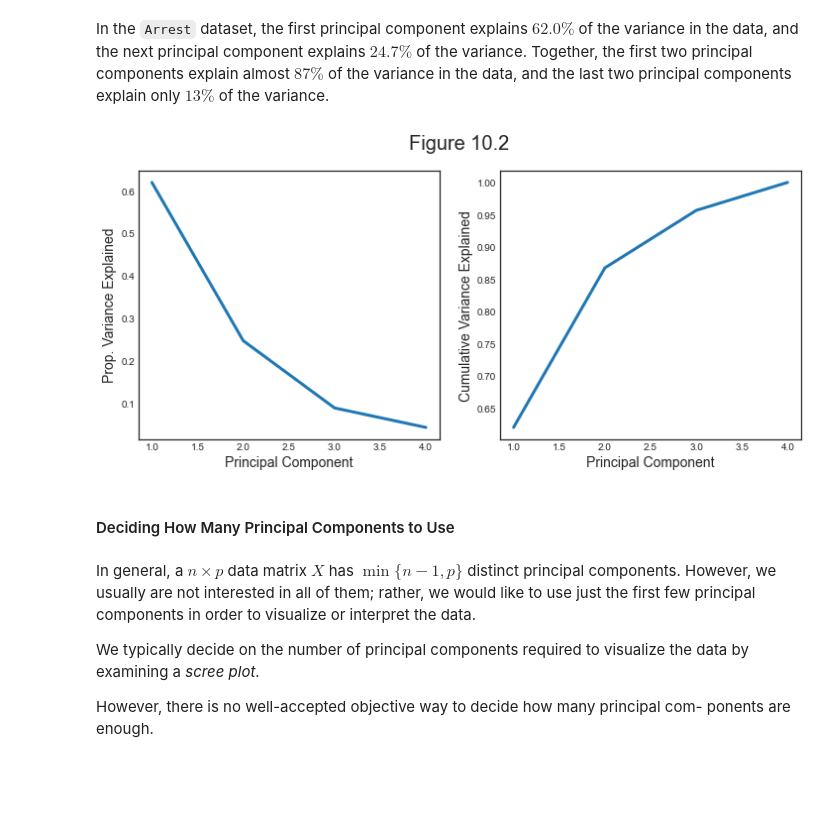
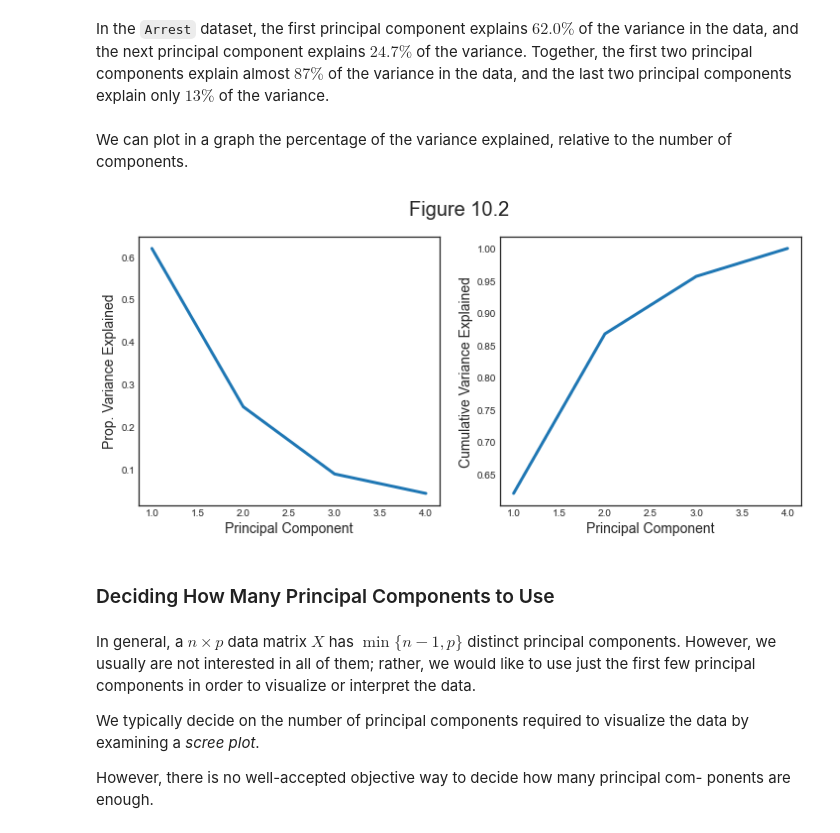
Before and after one commit to matteocourthoud/Machine-Learning-for-Economic-Analysis, a Jupyter notebook: notebooks/10-unsupervised.ipynb, the cells around one changed output. Drawn from its saved outputs; the diff is of its cells as text; code cells hidden in the pictures; blank space fills up the shorter version.

```diff
--- a/notebooks/10-unsupervised.ipynb
+++ b/notebooks/10-unsupervised.ipynb
@@ -309,23 +341,31 @@ pca4.explained_variance_ratio_
 array([0.62006039, 0.24744129, 0.0891408 , 0.04335752])
 # %% [markdown]
 In the `Arrest` dataset, the first principal component explains $62.0\%$ of the variance in the data, and the next principal component explains $24.7\%$ of the variance. Together, the first two principal components explain almost $87\%$ of the variance in the data, and the last two principal components explain only $13\%$ of the variance.
+# %% [markdown]
+We can plot in a graph the percentage of the variance explained, relative to the number of components.
 # %%
-fig, (ax1, ax2) = plt.subplots(1,2, figsize=(12,5))
-fig.suptitle('Figure 10.2');
+# Figure 10.2
+def make_figure_10_2():
 
-# Relative
-ax1.plot([1,2,3,4], pca4.explained_variance_ratio_)
-ax1.set_ylabel('Prop. Variance Explained')
-ax1.set_xlabel('Principal Component');
+    # Init
+    fig, (ax1, ax2) = plt.subplots(1,2, figsize=(12,5))
+    fig.suptitle('Figure 10.2');
 
-# Cumulative
-ax2.plot([1,2,3,4], np.cumsum(pca4.explained_variance_ratio_))
-ax2.set_ylabel('Cumulative Variance Explained');
-ax2.set_xlabel('Principal Component');
+    # Relative
+    ax1.plot([1,2,3,4], pca4.explained_variance_ratio_)
+    ax1.set_ylabel('Prop. Variance Explained')
+    ax1.set_xlabel('Principal Component');
+
+    # Cumulative
+    ax2.plot([1,2,3,4], np.cumsum(pca4.explained_variance_ratio_))
+    ax2.set_ylabel('Cumulative Variance Explained');
+    ax2.set_xlabel('Principal Component');
-# %% [output]
-[figure, removed]
+# %%
+make_figure_10_2()
+# %% [output]
+[figure, added]
 # %% [markdown]
-#### Deciding How Many Principal Components to Use
+### Deciding How Many Principal Components to Use
 # %% [markdown]
 In general, a $n \times p$ data matrix $X$ has $\min\{n − 1, p\}$ distinct principal components. However, we usually are not interested in all of them; rather, we would like to use just the first few principal components in order to visualize or interpret the data.
 
```
Also changed, not shown: parts of 53 cells of this notebook, 5 other files.
